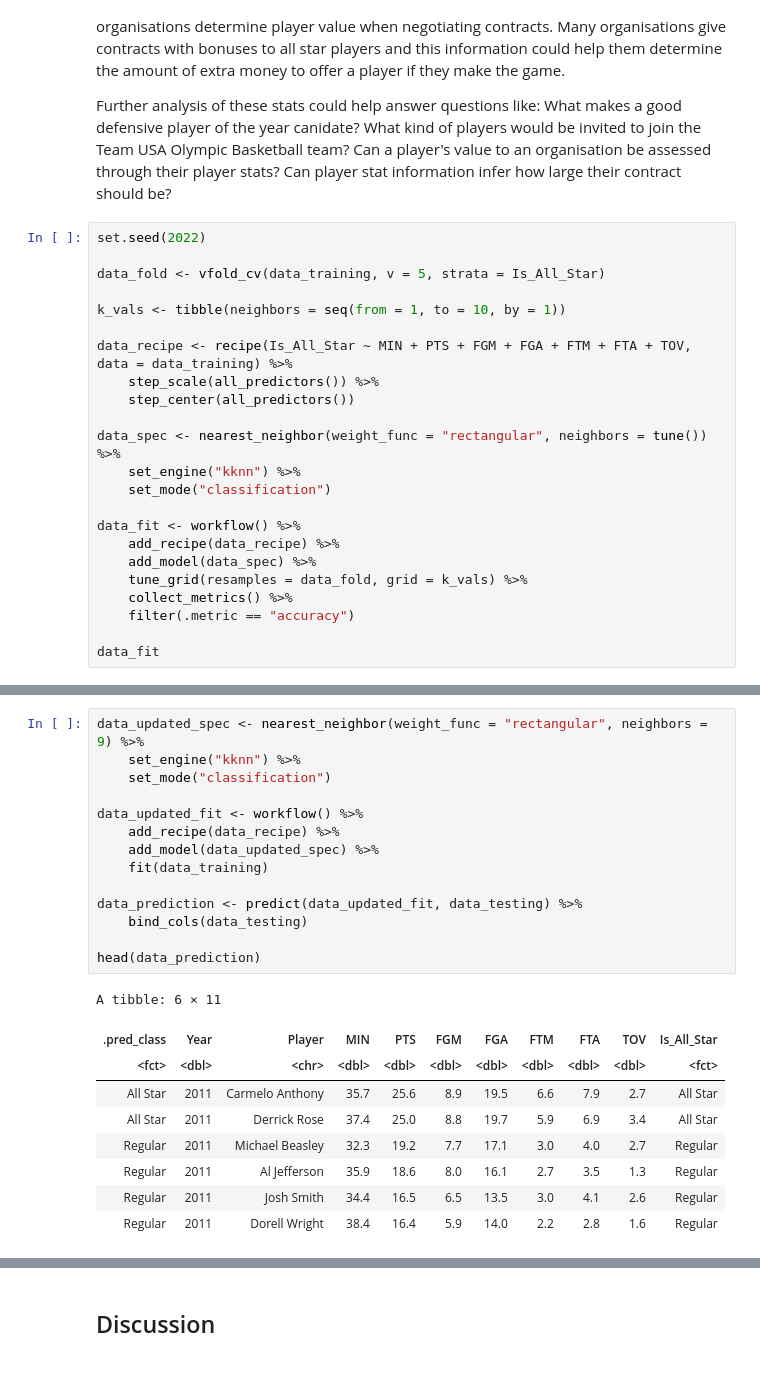
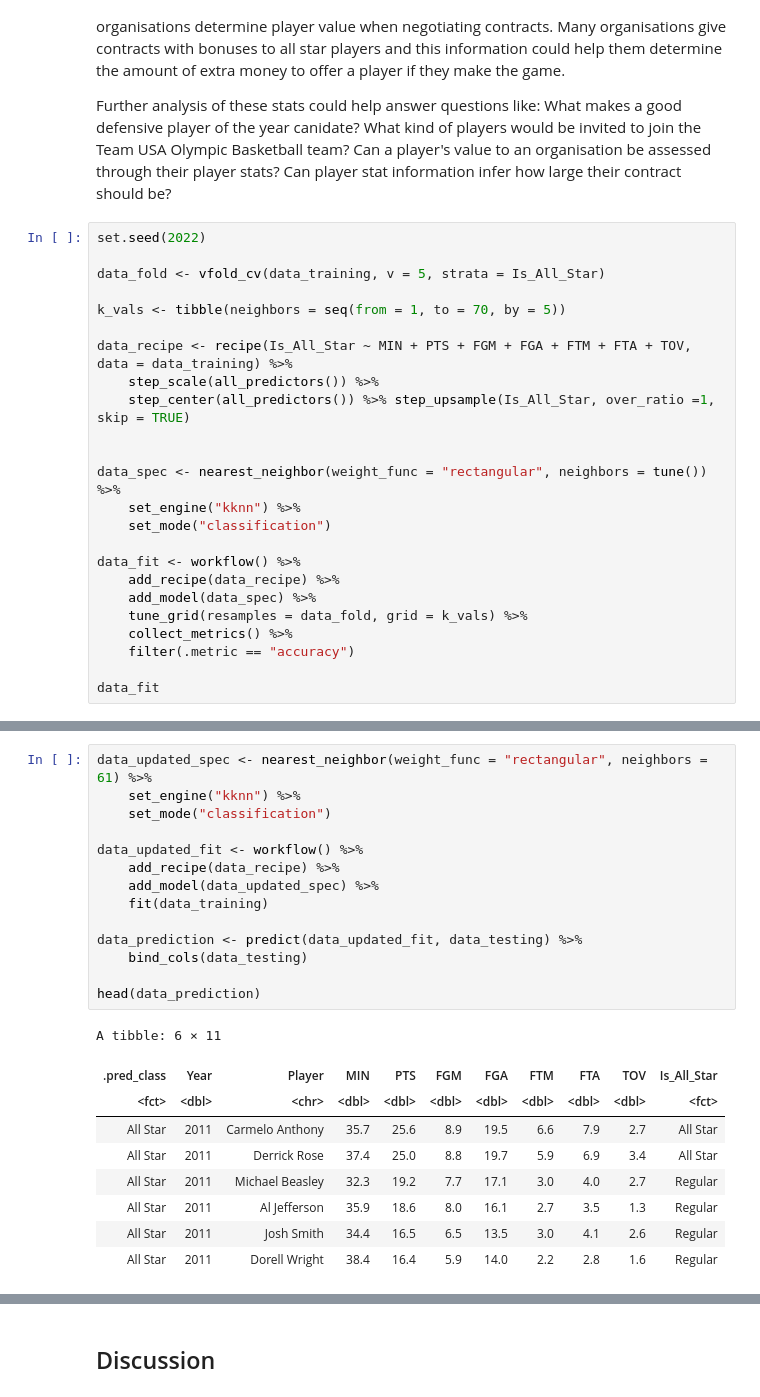
Before and after one commit to RayNguyent/DSCI-100-project, a Jupyter notebook: report.ipynb, the cells around one changed output, grey strips where cells are left out. Cells and saved outputs as stored; diff of their text form.

```diff
--- a/report.ipynb
+++ b/report.ipynb
@@ -200,11 +202,12 @@ set.seed(2022)
 
 data_fold <- vfold_cv(data_training, v = 5, strata = Is_All_Star)
 
-k_vals <- tibble(neighbors = seq(from = 1, to = 10, by = 1))
+k_vals <- tibble(neighbors = seq(from = 1, to = 70, by = 5))
 
 data_recipe <- recipe(Is_All_Star ~ MIN + PTS + FGM + FGA + FTM + FTA + TOV, data = data_training) %>%
     step_scale(all_predictors()) %>%
-    step_center(all_predictors())
+    step_center(all_predictors()) %>% step_upsample(Is_All_Star, over_ratio =1, skip = TRUE)
+
 
 data_spec <- nearest_neighbor(weight_func = "rectangular", neighbors = tune()) %>%
     set_engine("kknn") %>%
@@ -245,27 +252,27 @@ data_plot
 # %%
-data_updated_spec <- nearest_neighbor(weight_func = "rectangular", neighbors = 9) %>%
+data_updated_spec <- nearest_neighbor(weight_func = "rectangular", neighbors = 61) %>%
     set_engine("kknn") %>%
     set_mode("classification")
 
 data_updated_fit <- workflow() %>%
     add_recipe(data_recipe) %>%
     add_model(data_updated_spec) %>%
     fit(data_training)
 
 data_prediction <- predict(data_updated_fit, data_testing) %>%
     bind_cols(data_testing)
 
 head(data_prediction)
 # %% [output]
 A tibble: 6 × 11
 | .pred_class | Year | Player | MIN | PTS | FGM | FGA | FTM | FTA | TOV | Is_All_Star |
 | <fct> | <dbl> | <chr> | <dbl> | <dbl> | <dbl> | <dbl> | <dbl> | <dbl> | <dbl> | <fct> |
 | All Star | 2011 | Carmelo Anthony | 35.7 | 25.6 | 8.9 | 19.5 | 6.6 | 7.9 | 2.7 | All Star |
 | All Star | 2011 | Derrick Rose | 37.4 | 25.0 | 8.8 | 19.7 | 5.9 | 6.9 | 3.4 | All Star |
-| Regular | 2011 | Michael Beasley | 32.3 | 19.2 | 7.7 | 17.1 | 3.0 | 4.0 | 2.7 | Regular |
-| Regular | 2011 | Al Jefferson | 35.9 | 18.6 | 8.0 | 16.1 | 2.7 | 3.5 | 1.3 | Regular |
-| Regular | 2011 | Josh Smith | 34.4 | 16.5 | 6.5 | 13.5 | 3.0 | 4.1 | 2.6 | Regular |
-| Regular | 2011 | Dorell Wright | 38.4 | 16.4 | 5.9 | 14.0 | 2.2 | 2.8 | 1.6 | Regular |
+| All Star | 2011 | Michael Beasley | 32.3 | 19.2 | 7.7 | 17.1 | 3.0 | 4.0 | 2.7 | Regular |
+| All Star | 2011 | Al Jefferson | 35.9 | 18.6 | 8.0 | 16.1 | 2.7 | 3.5 | 1.3 | Regular |
+| All Star | 2011 | Josh Smith | 34.4 | 16.5 | 6.5 | 13.5 | 3.0 | 4.1 | 2.6 | Regular |
+| All Star | 2011 | Dorell Wright | 38.4 | 16.4 | 5.9 | 14.0 | 2.2 | 2.8 | 1.6 | Regular |
 # %%
 data_metrics <- metrics(data_prediction, truth = Is_All_Star, estimate = .pred_class) %>%
     filter(.metric == "accuracy") %>%
```
Also changed, not shown: parts of 5 cells of this notebook.
